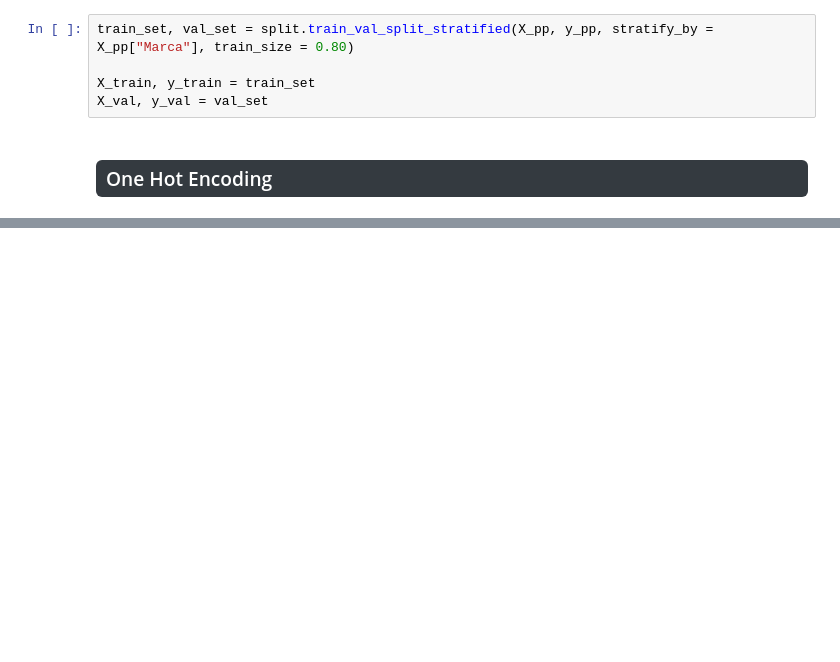
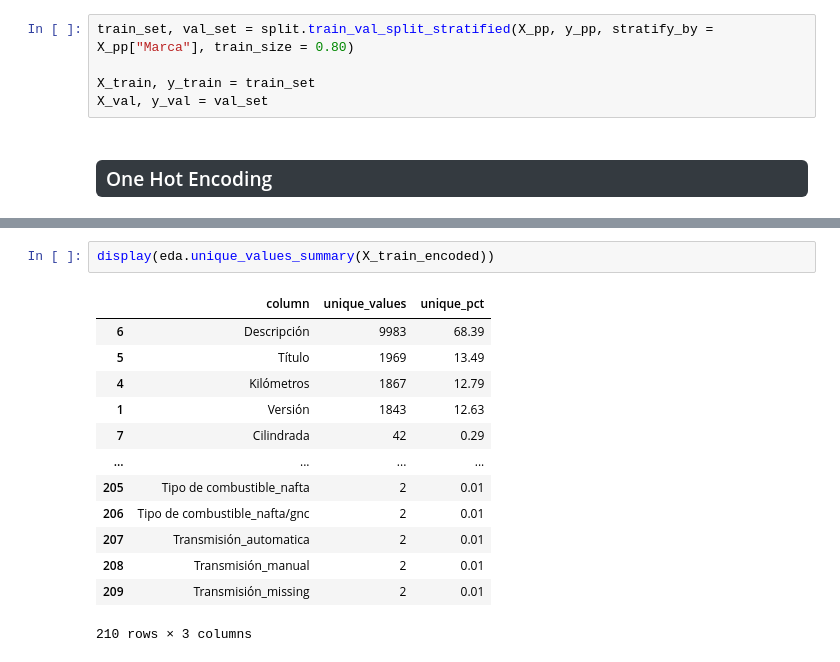
Before and after one commit to abrildiaco/TP_Final_ML, a Jupyter notebook: notebooks/eda.ipynb, the cells around one changed output, grey strips where cells are left out. Cells and saved outputs as stored; diff of their text form; blank space fills up the shorter version.

```diff
--- a/notebooks/eda.ipynb
+++ b/notebooks/eda.ipynb
@@ -750,0 +805,16 @@ X_val_encoded = prep.one_hot_encoding(
+# %%
+display(eda.unique_values_summary(X_train_encoded))
+# %% [output]
+|  | column | unique_values | unique_pct |
+| 6 | Descripción | 9983 | 68.39 |
+| 5 | Título | 1969 | 13.49 |
+| 4 | Kilómetros | 1867 | 12.79 |
+| 1 | Versión | 1843 | 12.63 |
+| 7 | Cilindrada | 42 | 0.29 |
+| ... | ... | ... | ... |
+| 205 | Tipo de combustible_nafta | 2 | 0.01 |
+| 206 | Tipo de combustible_nafta/gnc | 2 | 0.01 |
+| 207 | Transmisión_automatica | 2 | 0.01 |
+| 208 | Transmisión_manual | 2 | 0.01 |
+| 209 | Transmisión_missing | 2 | 0.01 |
+210 rows × 3 columns
```
Also changed, not shown: parts of 12 cells of this notebook, 3 other files.
